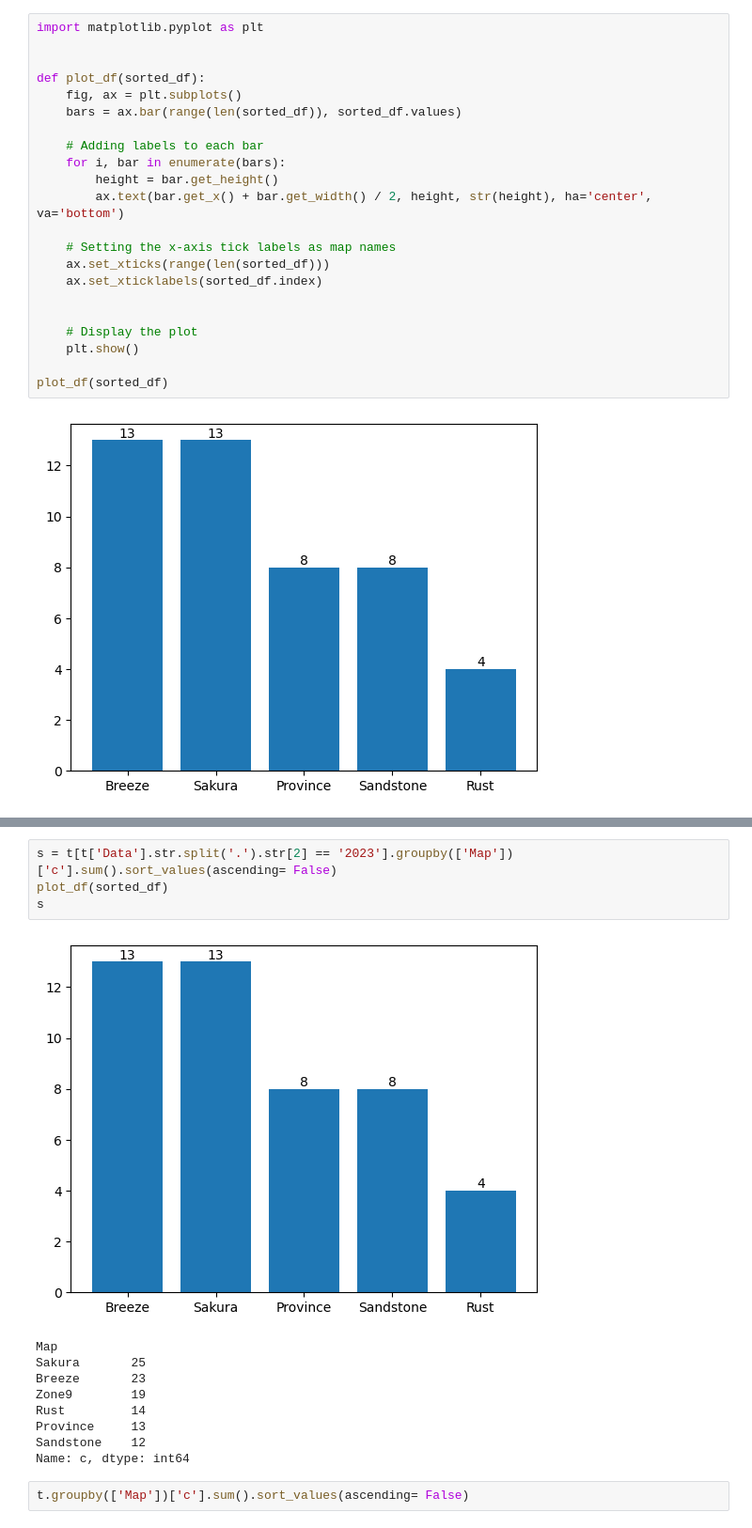
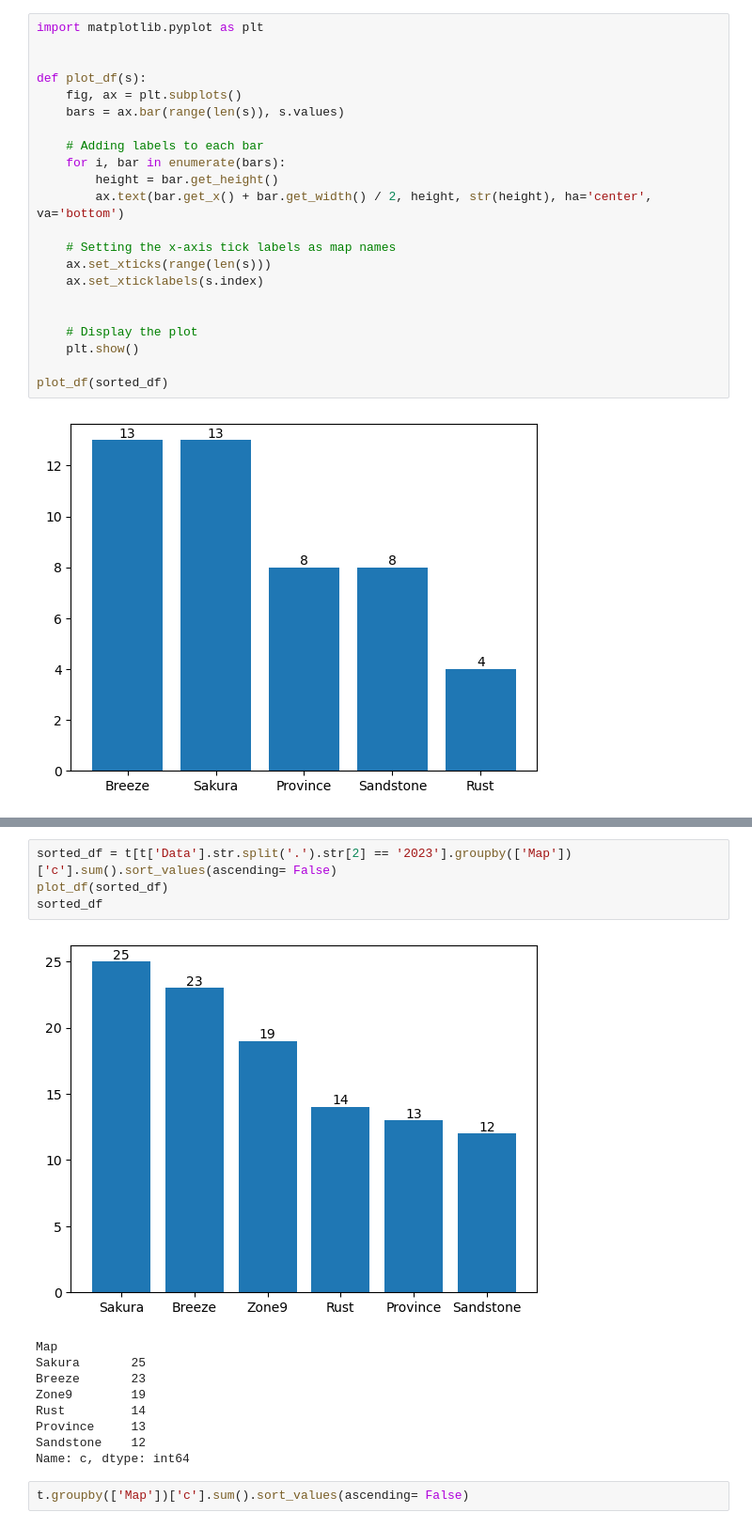
Before and after one commit to rongo1/Analytics_tournament_analytics, a Jupyter notebook: analyze.ipynb, the cells around one changed output, grey strips where cells are left out. Shown: that part at 94% size. Cells and saved outputs as stored; diff of their text form.

```diff
--- a/analyze.ipynb
+++ b/analyze.ipynb
@@ -79,9 +79,9 @@ Name: c, dtype: int64
 import matplotlib.pyplot as plt
 
 
-def plot_df(sorted_df):
+def plot_df(s):
     fig, ax = plt.subplots()
-    bars = ax.bar(range(len(sorted_df)), sorted_df.values)
+    bars = ax.bar(range(len(s)), s.values)
 
     # Adding labels to each bar
     for i, bar in enumerate(bars):
@@ -89,8 +89,8 @@ def plot_df(sorted_df):
         ax.text(bar.get_x() + bar.get_width() / 2, height, str(height), ha='center', va='bottom')
 
     # Setting the x-axis tick labels as map names
-    ax.set_xticks(range(len(sorted_df)))
-    ax.set_xticklabels(sorted_df.index)
+    ax.set_xticks(range(len(s)))
+    ax.set_xticklabels(s.index)
 
 
     # Display the plot
@@ -113,11 +113,11 @@ Sandstone     8
 Rust          4
 Name: c, dtype: int64
 # %%
-s = t[t['Data'].str.split('.').str[2] == '2023'].groupby(['Map'])['c'].sum().sort_values(ascending= False)
+sorted_df = t[t['Data'].str.split('.').str[2] == '2023'].groupby(['Map'])['c'].sum().sort_values(ascending= False)
 plot_df(sorted_df)
-s
+sorted_df
 # %% [output]
-[figure, old version]
+[figure, new version]
 Map
 Sakura       25
 Breeze       23
```
Also changed, not shown: parts of 1 cell of this notebook.
